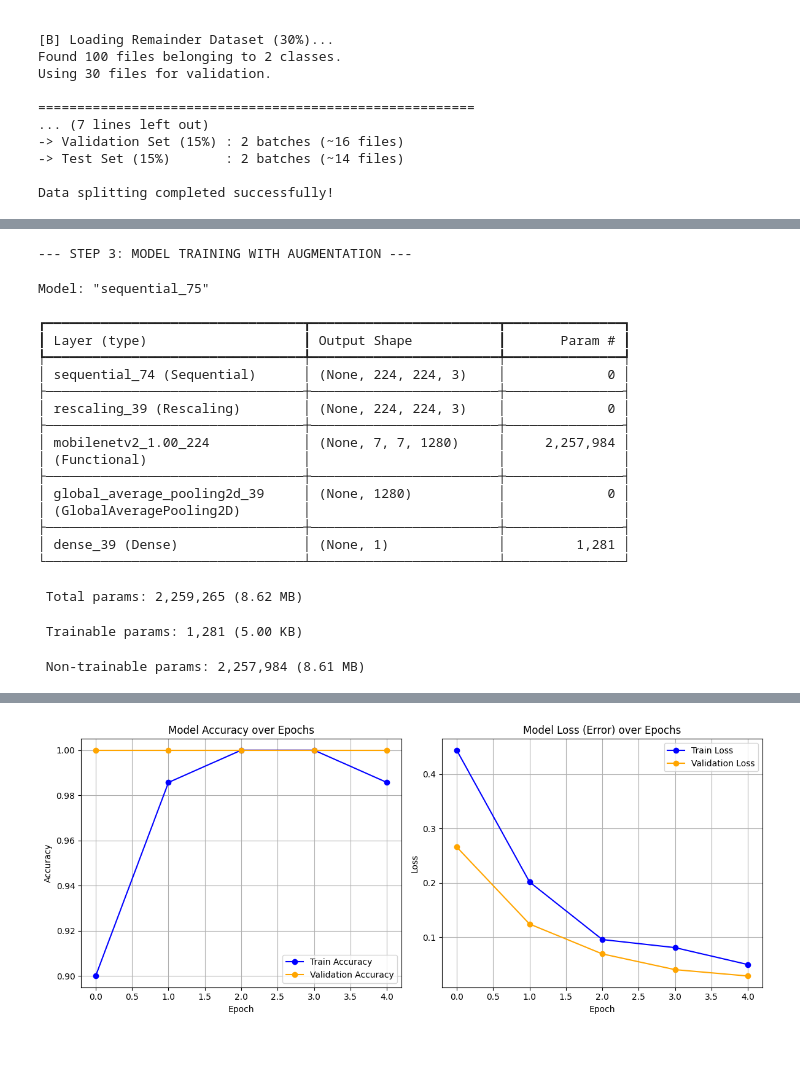
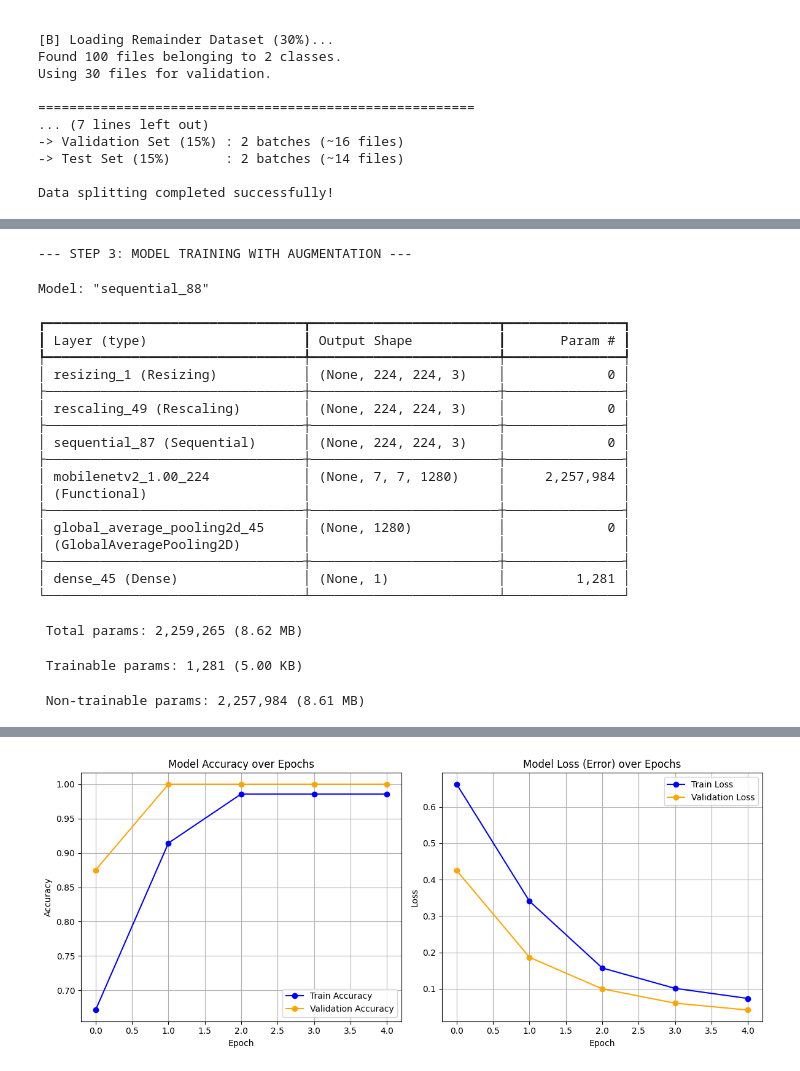
Before and after one commit to Ega-HD/concrete-classification, a Jupyter notebook: concrete_classification.ipynb, the cells around one changed output, grey strips where cells are left out. Saved outputs shown, nothing was run; the diff lists cells and outputs as text; code cells hidden in the pictures.

```diff
--- a/concrete_classification.ipynb
+++ b/concrete_classification.ipynb
@@ -367,14 +402,16 @@ final_base_model.trainable = False
 
 # The REAL model architecture for Training
 final_model = tf.keras.Sequential([
-    data_augmentation,                               # 1. Augment the image (Rotate/Flip)
-    tf.keras.layers.Rescaling(1./127.5, offset=-1),  # 2. Normalize pixels (-1 to 1)
-    final_base_model,                                # 3. Extract Features (MobileNetV2)
-    tf.keras.layers.GlobalAveragePooling2D(),        # 4. Pooling (Flatten to 1D)
-    tf.keras.layers.Dense(1, activation='sigmoid')   # 5. Output Prediction
+    tf.keras.layers.Input(shape=(None, None, 3)),    # 1. EXPLICIT INPUT LAYER
+    tf.keras.layers.Resizing(224, 224),              # 2. Resize images
+    tf.keras.layers.Rescaling(1./127.5, offset=-1),  # 3. Normalize pixels (-1 to 1)
+    data_augmentation,                               # 4. Augment the image (Rotate/Flip)
+    base_model,                                      # 5. Extract Features (MobileNetV2)
+    tf.keras.layers.GlobalAveragePooling2D(),        # 6. Pooling (Flatten to 1D)
+    tf.keras.layers.Dense(1, activation='sigmoid')   # 7. Output Prediction
 ])
 
-final_model.build((None, 224, 224, 3))
+# final_model.build((None, 224, 224, 3))
 final_model.summary()
 
 # ==========================================
@@ -456,21 +493,23 @@ plt.tight_layout()
 plt.show()
 # %% [output]
 --- STEP 3: MODEL TRAINING WITH AUGMENTATION ---
-Model: "sequential_75"
+Model: "sequential_88"
 ┏━━━━━━━━━━━━━━━━━━━━━━━━━━━━━━━━━┳━━━━━━━━━━━━━━━━━━━━━━━━┳━━━━━━━━━━━━━━━┓
 ┃ Layer (type)                    ┃ Output Shape           ┃       Param # ┃
 ┡━━━━━━━━━━━━━━━━━━━━━━━━━━━━━━━━━╇━━━━━━━━━━━━━━━━━━━━━━━━╇━━━━━━━━━━━━━━━┩
-│ sequential_74 (Sequential)      │ (None, 224, 224, 3)    │             0 │
+│ resizing_1 (Resizing)           │ (None, 224, 224, 3)    │             0 │
 ├─────────────────────────────────┼────────────────────────┼───────────────┤
-│ rescaling_39 (Rescaling)        │ (None, 224, 224, 3)    │             0 │
+│ rescaling_49 (Rescaling)        │ (None, 224, 224, 3)    │             0 │
+├─────────────────────────────────┼────────────────────────┼───────────────┤
+│ sequential_87 (Sequential)      │ (None, 224, 224, 3)    │             0 │
 ├─────────────────────────────────┼────────────────────────┼───────────────┤
 │ mobilenetv2_1.00_224            │ (None, 7, 7, 1280)     │     2,257,984 │
 │ (Functional)                    │                        │               │
 ├─────────────────────────────────┼────────────────────────┼───────────────┤
-│ global_average_pooling2d_39     │ (None, 1280)           │             0 │
+│ global_average_pooling2d_45     │ (None, 1280)           │             0 │
 │ (GlobalAveragePooling2D)        │                        │               │
 ├─────────────────────────────────┼────────────────────────┼───────────────┤
-│ dense_39 (Dense)                │ (None, 1)              │         1,281 │
+│ dense_45 (Dense)                │ (None, 1)              │         1,281 │
 └─────────────────────────────────┴────────────────────────┴───────────────┘
  Total params: 2,259,265 (8.62 MB)
  Trainable params: 1,281 (5.00 KB)
@@ -493,6 +532,6 @@ Epoch 5/5
 
 --- VISUALIZING TRAINING HISTORY ---
-[figure, old version]
+[figure, new version]
 # %%
 import numpy as np
 import matplotlib.pyplot as plt
```
Also changed, not shown: parts of 4 cells of this notebook, 6 other files.
